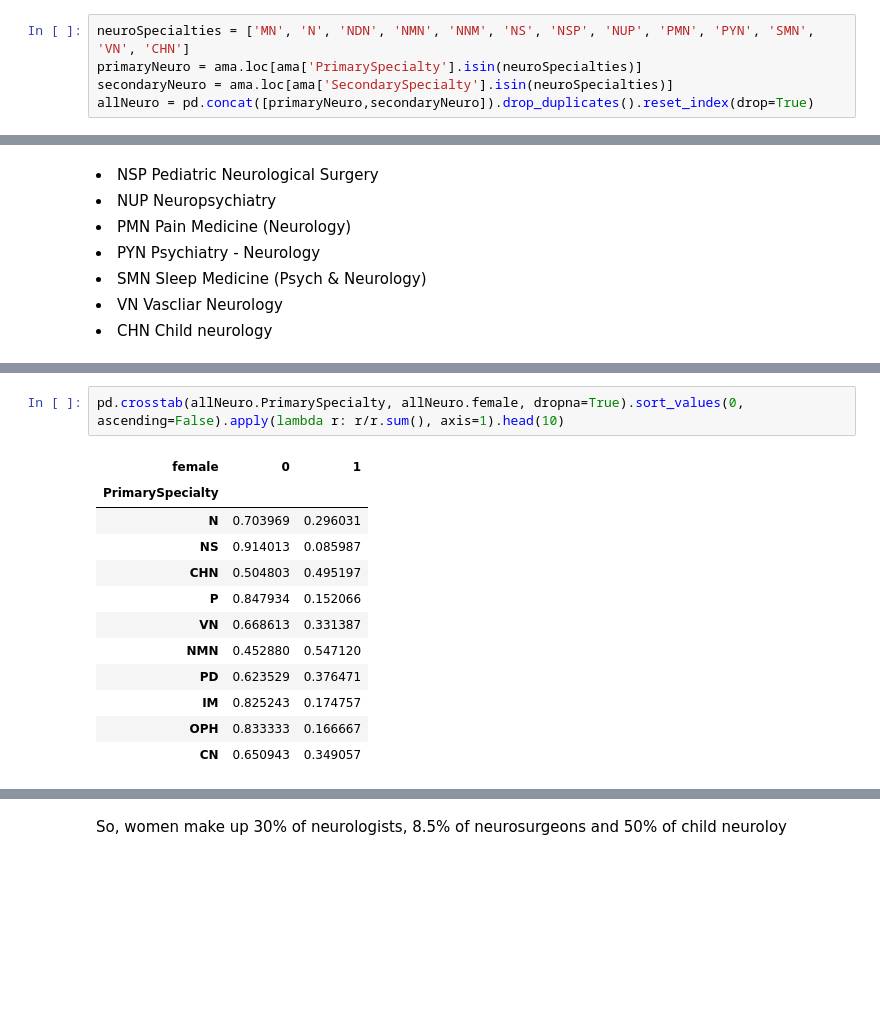
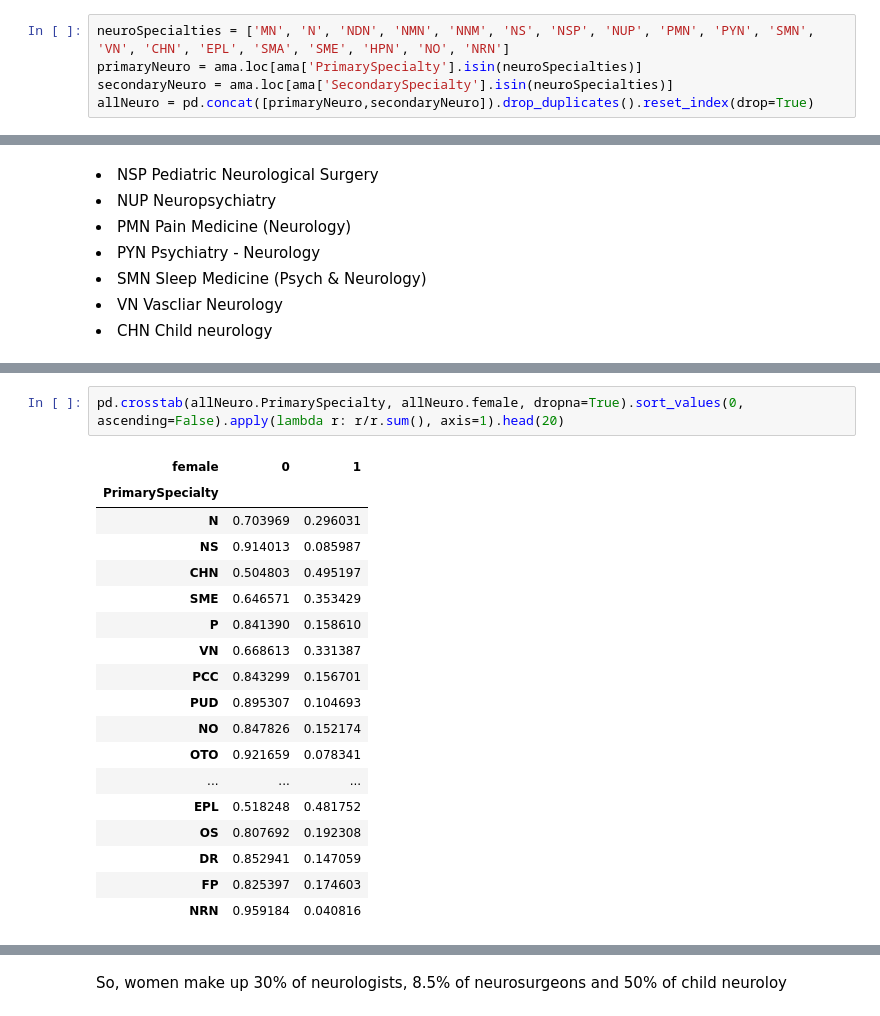
Before and after one commit to jburke5/genderMeetings, a Jupyter notebook: matchMeetingRecords.ipynb, the cells around one changed output, grey strips where cells are left out. Drawn from its saved outputs; the diff is of its cells as text; blank space fills up the shorter version.

```diff
--- a/matchMeetingRecords.ipynb
+++ b/matchMeetingRecords.ipynb
@@ -77,7 +59,7 @@ ama['female'] = ama['female'].astype(int)
 ama['MedSchoolYOG'] = ama['MedSchoolYOG'].astype(int)
 ama['YOGEst'] = ama.yot - 4
 # %%
-neuroSpecialties = ['MN', 'N', 'NDN', 'NMN', 'NNM', 'NS', 'NSP', 'NUP', 'PMN', 'PYN', 'SMN', 'VN', 'CHN']
+neuroSpecialties = ['MN', 'N', 'NDN', 'NMN', 'NNM', 'NS', 'NSP', 'NUP', 'PMN', 'PYN', 'SMN', 'VN', 'CHN', 'EPL', 'SMA', 'SME', 'HPN', 'NO', 'NRN']
 primaryNeuro = ama.loc[ama['PrimarySpecialty'].isin(neuroSpecialties)]
 secondaryNeuro = ama.loc[ama['SecondarySpecialty'].isin(neuroSpecialties)]
 allNeuro = pd.concat([primaryNeuro,secondaryNeuro]).drop_duplicates().reset_index(drop=True)
@@ -368,15 +356,21 @@ pd.crosstab(allNeuro.PrimarySpecialty, allNeuro.female, dropna=True).sort_values
 # %%
-pd.crosstab(allNeuro.PrimarySpecialty, allNeuro.female, dropna=True).sort_values(0, ascending=False).apply(lambda r: r/r.sum(), axis=1).head(10)
+pd.crosstab(allNeuro.PrimarySpecialty, allNeuro.female, dropna=True).sort_values(0, ascending=False).apply(lambda r: r/r.sum(), axis=1).head(20)
 # %% [output]
 | female | 0 | 1 |
 | PrimarySpecialty |  |  |
 | N | 0.703969 | 0.296031 |
 | NS | 0.914013 | 0.085987 |
 | CHN | 0.504803 | 0.495197 |
-| P | 0.847934 | 0.152066 |
+| SME | 0.646571 | 0.353429 |
+| P | 0.841390 | 0.158610 |
 | VN | 0.668613 | 0.331387 |
-| NMN | 0.452880 | 0.547120 |
-| PD | 0.623529 | 0.376471 |
-| IM | 0.825243 | 0.174757 |
-| OPH | 0.833333 | 0.166667 |
-| CN | 0.650943 | 0.349057 |
+| PCC | 0.843299 | 0.156701 |
+| PUD | 0.895307 | 0.104693 |
+| NO | 0.847826 | 0.152174 |
+| OTO | 0.921659 | 0.078341 |
+| ... | ... | ... |
+| EPL | 0.518248 | 0.481752 |
+| OS | 0.807692 | 0.192308 |
+| DR | 0.852941 | 0.147059 |
+| FP | 0.825397 | 0.174603 |
+| NRN | 0.959184 | 0.040816 |
```
Also changed, not shown: parts of 33 cells of this notebook.
